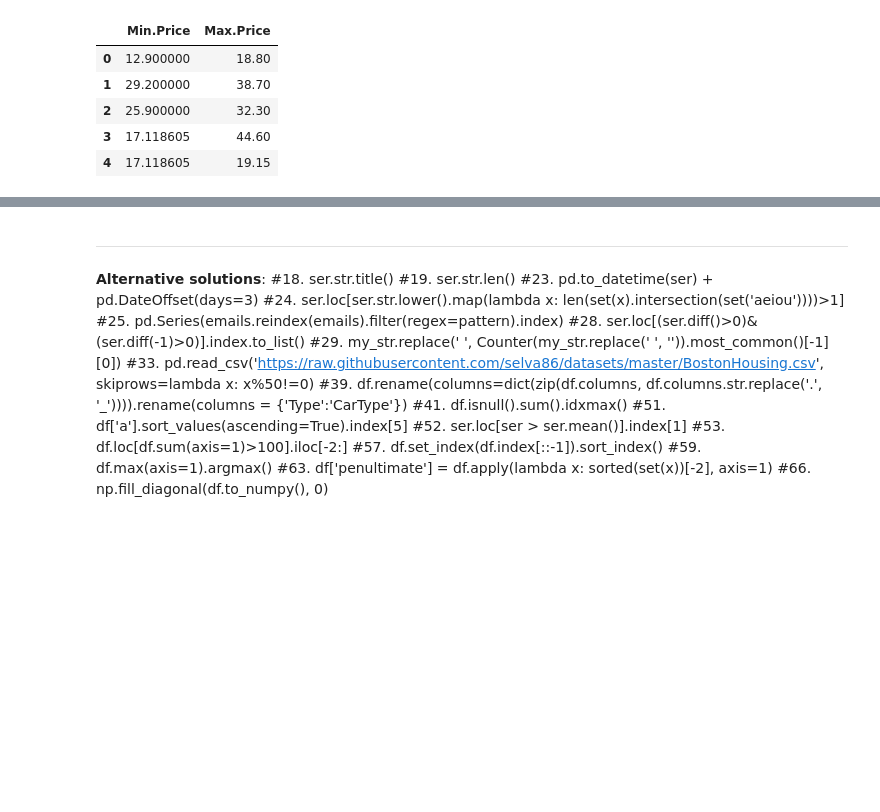
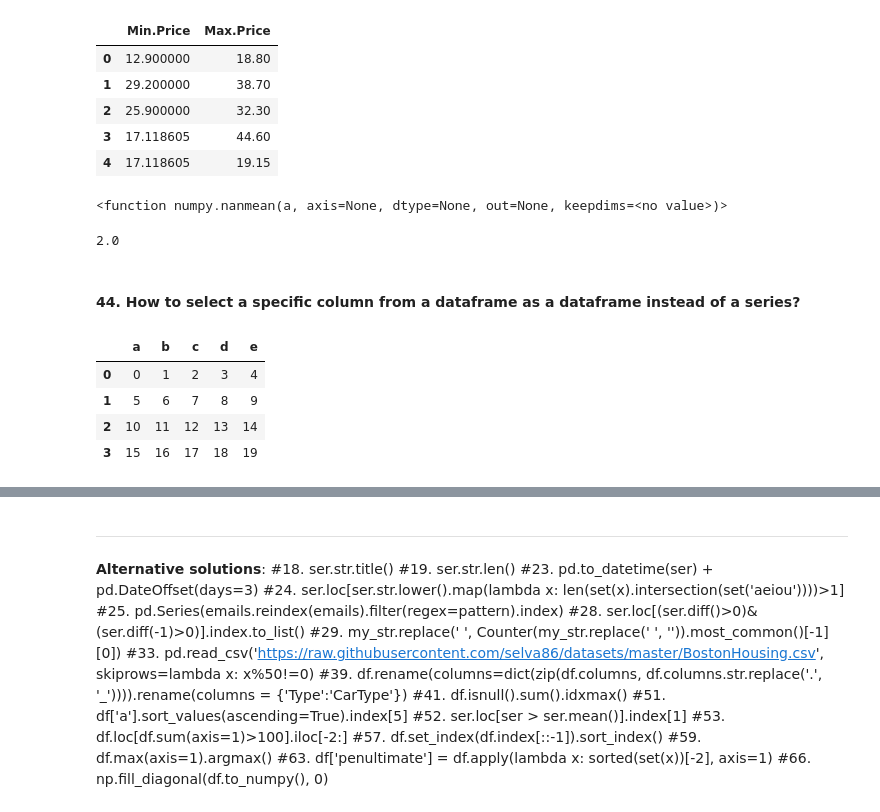
Before and after one commit to KarimaCha/Exercises_Python_NumPy_Pandas, a Jupyter notebook: 03_Pandas_Exercises_KC.ipynb, the cells around one changed output, grey strips where cells are left out. Saved outputs shown, nothing was run; the diff lists cells and outputs as text; code cells hidden in the pictures; blank space fills up the shorter version.

```diff
--- a/03_Pandas_Exercises_KC.ipynb
+++ b/03_Pandas_Exercises_KC.ipynb
@@ -1662,3 +1667,24 @@ df_out.head()
 | 2 | 25.900000 | 32.30 |
 | 3 | 17.118605 | 44.60 |
 | 4 | 17.118605 | 19.15 |
+# %%
+f = d['Min.Price']   # d[key] returns a function stored in the dictionary d
+f
+# %% [output]
+<function numpy.nanmean(a, axis=None, dtype=None, out=None, keepdims=<no value>)>
+# %%
+f( [1,2,3] )   # this function can then be called (as usual) with an input in brackets
+# %% [output]
+2.0
+# %% [markdown]
+#### 44. How to select a specific column from a dataframe as a dataframe instead of a series?
+# %%
+# Get the first column (a) in df as a dataframe (rather than as a Series).
+df = pd.DataFrame(np.arange(20).reshape(-1, 5), columns=list('abcde'))
+df
+# %% [output]
+|  | a | b | c | d | e |
+| 0 | 0 | 1 | 2 | 3 | 4 |
+| 1 | 5 | 6 | 7 | 8 | 9 |
+| 2 | 10 | 11 | 12 | 13 | 14 |
+| 3 | 15 | 16 | 17 | 18 | 19 |
```
Also changed, not shown: parts of 10 cells of this notebook.
